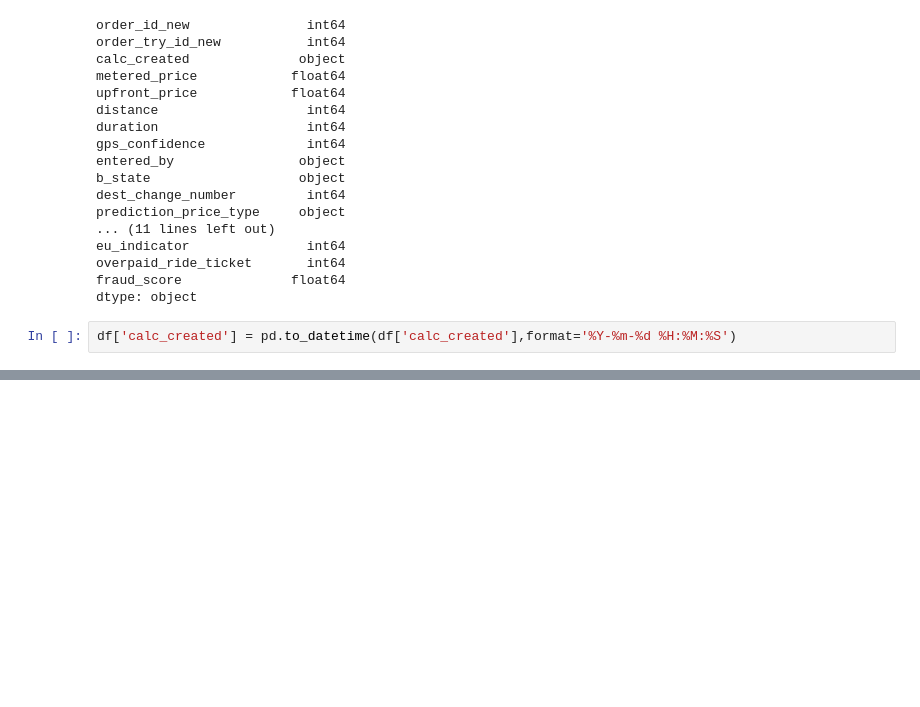
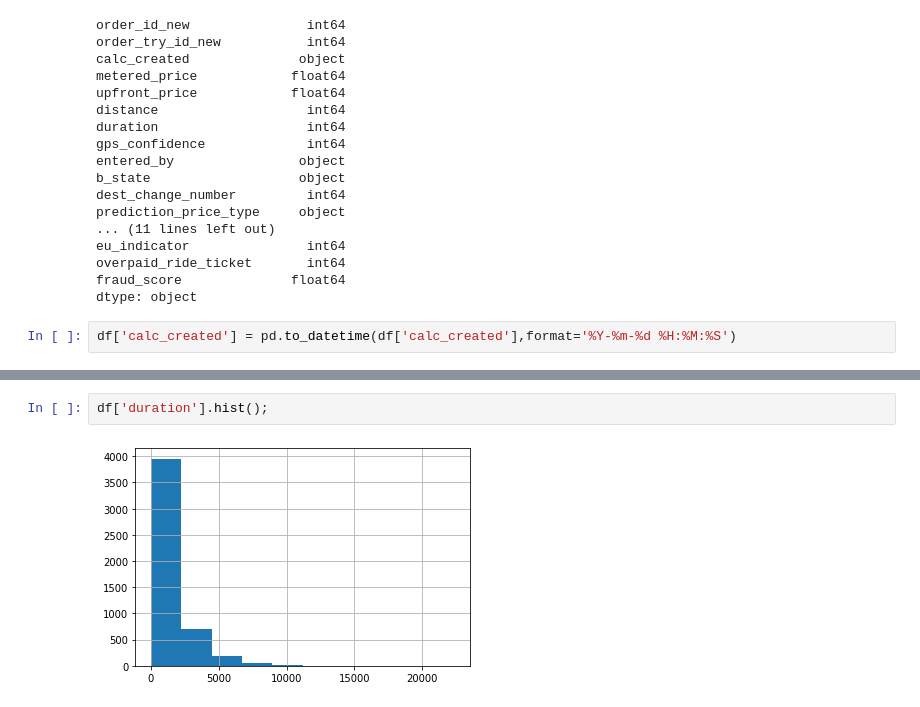
Before and after one commit to Starburned7/data-analytics-projects, a Jupyter notebook: taxi_data_analysis.ipynb, the cells around one changed output, grey strips where cells are left out. Drawn from its saved outputs; the diff is of its cells as text; blank space fills up the shorter version.

```diff
--- a/taxi_data_analysis.ipynb
+++ b/taxi_data_analysis.ipynb
@@ -107,0 +162,4 @@ df['calc_created'] = pd.to_datetime(df['calc_created'],format='%Y-%m-%d %H:%M:%S
+# %%
+df['duration'].hist();
+# %% [output]
+[figure, added]
```
Also changed, not shown: parts of 9 cells of this notebook.
